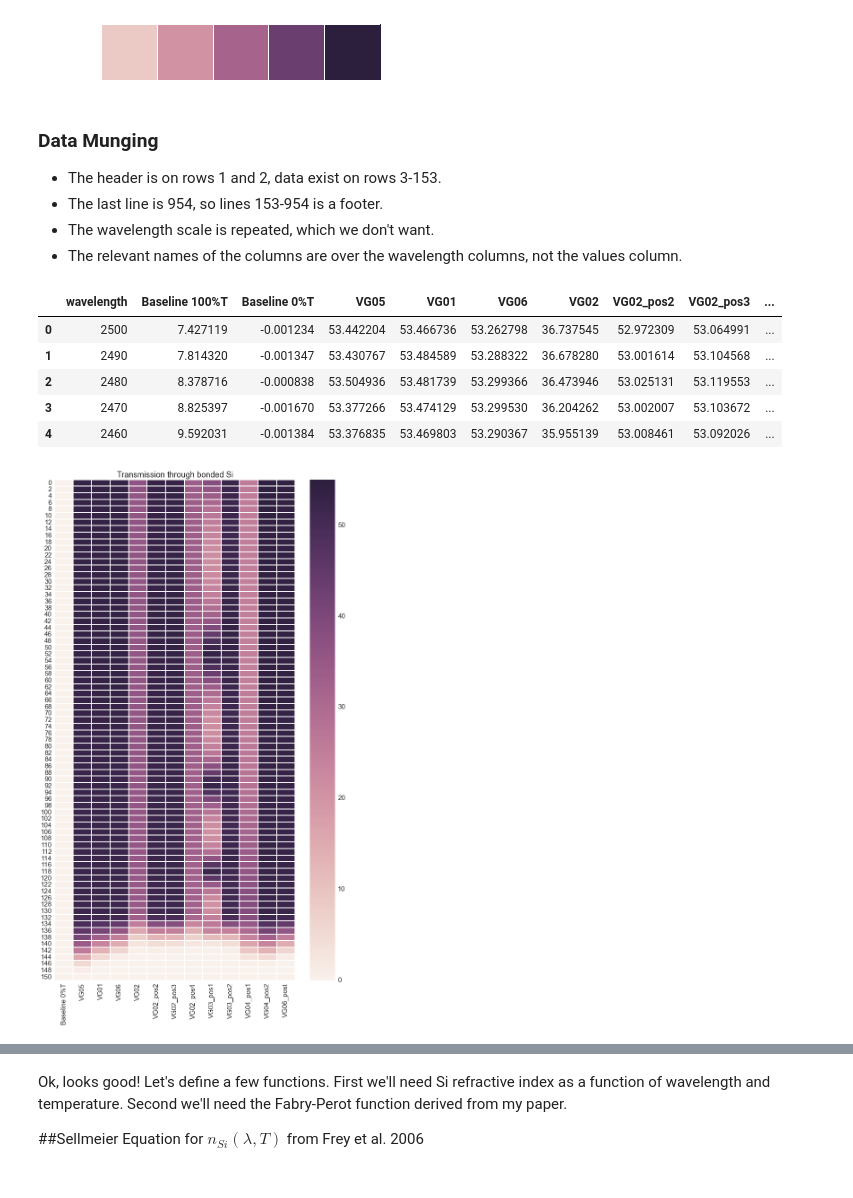
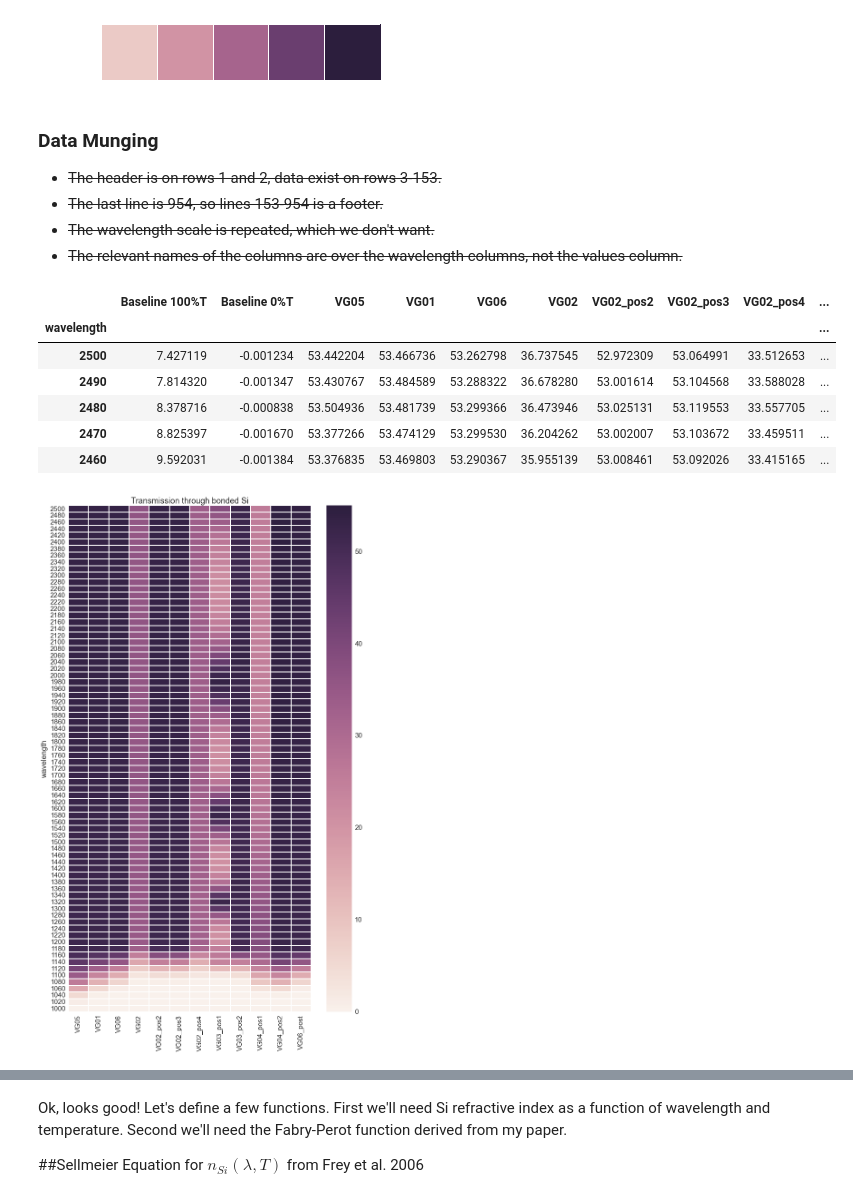
Before and after one commit to Echelle/AO_bonding_paper, a Jupyter notebook: notebooks/SiGaps_01.ipynb, the cells around one changed output, grey strips where cells are left out. Saved outputs shown, nothing was run; the diff lists cells and outputs as text; code cells hidden in the pictures.

```diff
--- a/notebooks/SiGaps_01.ipynb
+++ b/notebooks/SiGaps_01.ipynb
@@ -23,10 +34,10 @@ import pandas as pd
 # %% [markdown]
 ### Data Munging
 
-+ The header is on rows 1 and 2, data exist on rows 3-153.
-+ The last line is 954, so lines 153-954 is a footer.
-+ The wavelength scale is repeated, which we don't want.
-+ The relevant names of the columns are over the wavelength columns, not the values column.
++ ~~The header is on rows 1 and 2, data exist on rows 3-153.~~
++ ~~The last line is 954, so lines 153-954 is a footer.~~
++ ~~The wavelength scale is repeated, which we don't want.~~
++ ~~The relevant names of the columns are over the wavelength columns, not the values column.~~
 # %%
 nrows = 151
 dat = pd.read_csv('../data/20130218_cary5000_Si_all.csv', sep=',', skiprows=[1], nrows=nrows, engine='python')
@@ -36,21 +47,22 @@ names = ['wavelength'] + vals.tolist()
 # %%
 df = pd.read_csv( '../data/20130218_cary5000_Si_all.csv', sep=',', skiprows=[0,1],
                   nrows=151, engine='python', usecols=cols, names=names)
-#df.set_index('wavelength', inplace=True)
+df.set_index('wavelength', inplace=True)
 df.head()
 # %% [output]
-|  | wavelength | Baseline 100%T | Baseline 0%T | VG05 | VG01 | VG06 | VG02 | VG02_pos2 | VG02_pos3 | ... |
-| 0 | 2500 | 7.427119 | -0.001234 | 53.442204 | 53.466736 | 53.262798 | 36.737545 | 52.972309 | 53.064991 | ... |
-| 1 | 2490 | 7.814320 | -0.001347 | 53.430767 | 53.484589 | 53.288322 | 36.678280 | 53.001614 | 53.104568 | ... |
-| 2 | 2480 | 8.378716 | -0.000838 | 53.504936 | 53.481739 | 53.299366 | 36.473946 | 53.025131 | 53.119553 | ... |
-| 3 | 2470 | 8.825397 | -0.001670 | 53.377266 | 53.474129 | 53.299530 | 36.204262 | 53.002007 | 53.103672 | ... |
-| 4 | 2460 | 9.592031 | -0.001384 | 53.376835 | 53.469803 | 53.290367 | 35.955139 | 53.008461 | 53.092026 | ... |
+|  | Baseline 100%T | Baseline 0%T | VG05 | VG01 | VG06 | VG02 | VG02_pos2 | VG02_pos3 | VG02_pos4 | ... |
+| wavelength |  |  |  |  |  |  |  |  |  | ... |
+| 2500 | 7.427119 | -0.001234 | 53.442204 | 53.466736 | 53.262798 | 36.737545 | 52.972309 | 53.064991 | 33.512653 | ... |
+| 2490 | 7.814320 | -0.001347 | 53.430767 | 53.484589 | 53.288322 | 36.678280 | 53.001614 | 53.104568 | 33.588028 | ... |
+| 2480 | 8.378716 | -0.000838 | 53.504936 | 53.481739 | 53.299366 | 36.473946 | 53.025131 | 53.119553 | 33.557705 | ... |
+| 2470 | 8.825397 | -0.001670 | 53.377266 | 53.474129 | 53.299530 | 36.204262 | 53.002007 | 53.103672 | 33.459511 | ... |
+| 2460 | 9.592031 | -0.001384 | 53.376835 | 53.469803 | 53.290367 | 35.955139 | 53.008461 | 53.092026 | 33.415165 | ... |
 # %%
 plt.figure(figsize=(12,20));
 sns.heatmap(df.iloc[::2,2:-3], vmin=0, vmax=55);
 plt.yticks(rotation=0);
 plt.title(u'Transmission through bonded Si');
 # %% [output]
-[figure, old version]
+[figure, new version]
 # %%
 #sns.set_context("paper", font_scale=2.0)
```
Also changed, not shown: parts of 6 cells of this notebook.
